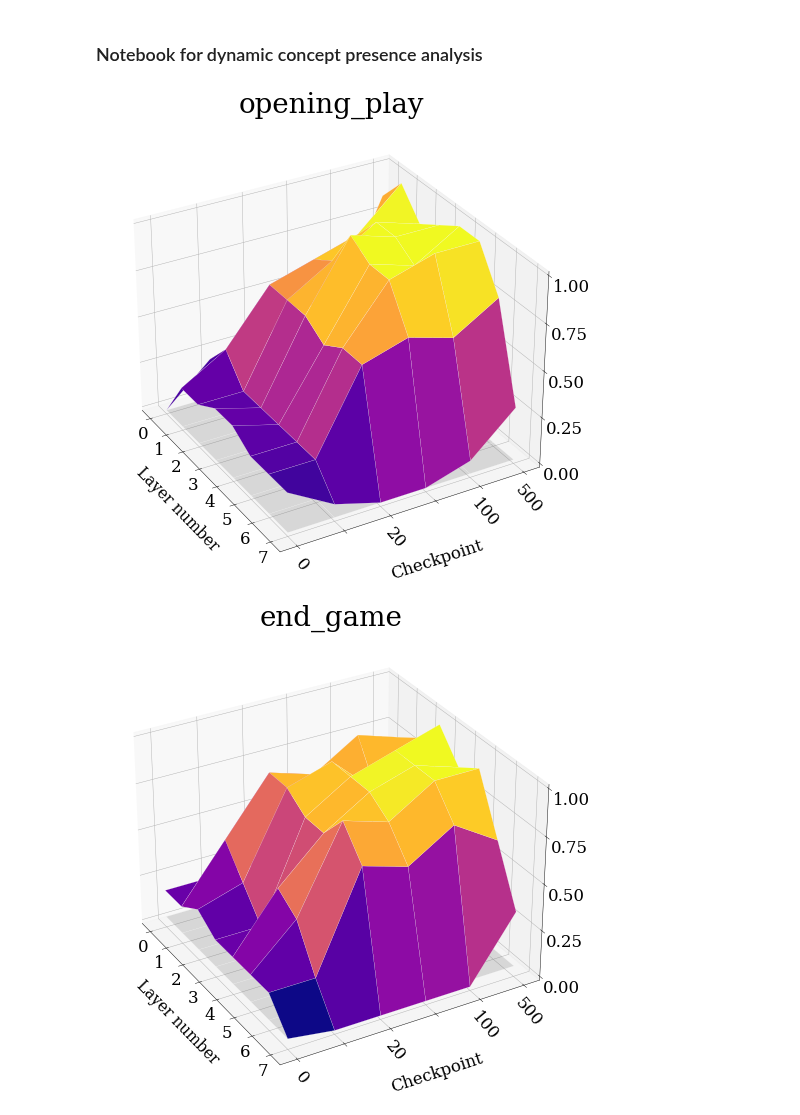
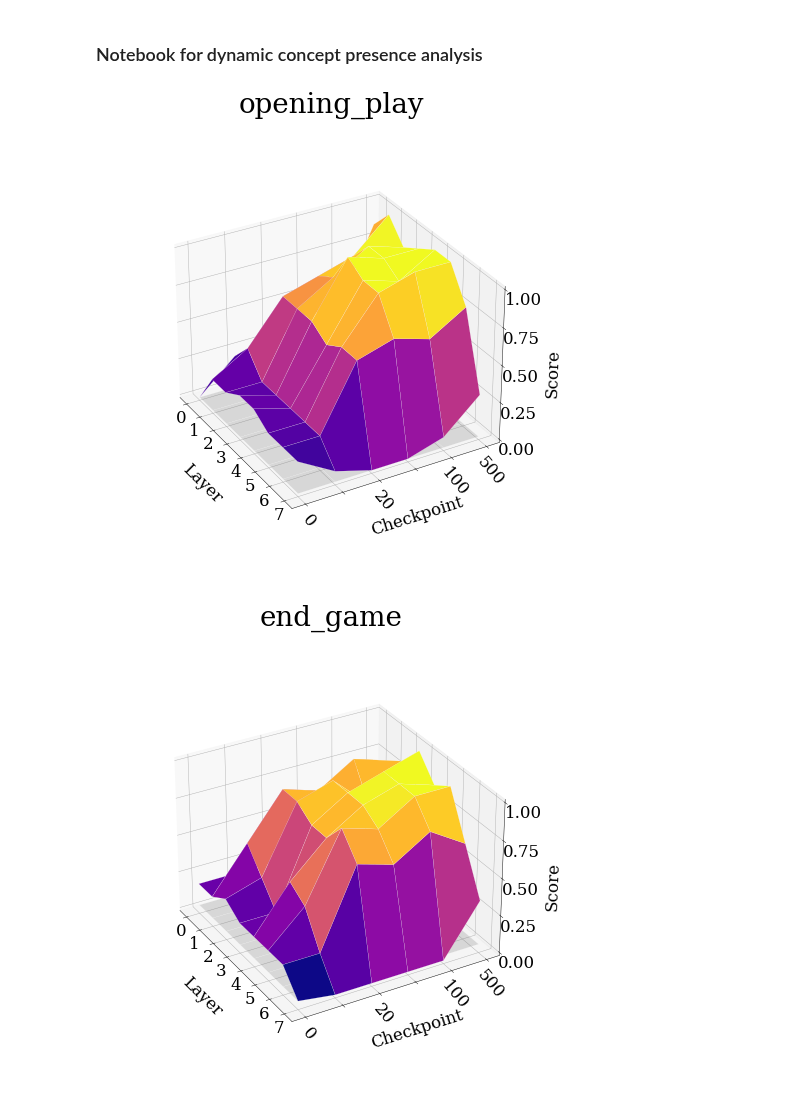
Before and after one commit to erikssommer/xai-concept-methods-drl, a Jupyter notebook: notebooks/dynamic_concept_presence.ipynb, the cells around one changed output. Saved outputs shown, nothing was run; the diff lists cells and outputs as text; code cells hidden in the pictures.

Commit message:
Added z axis label for score

```diff
--- a/notebooks/dynamic_concept_presence.ipynb
+++ b/notebooks/dynamic_concept_presence.ipynb
@@ -92,35 +92,36 @@ for concept in dynamic_concepts:
     ax.set_zlim(0, 1.00)
     ax.set_axisbelow(False)
     ax.set_title(concept, fontsize=50, pad=-20)
-    ax.set_xlabel("Layer number", labelpad=30, fontsize=28, zorder=10)
-    ax.set_ylabel("Checkpoint", labelpad=45, fontsize=30, zorder=10)
-    #ax.set_zlabel("Presence", labelpad=30, fontsize=30, zorder=10)
+    ax.set_xlabel("Layer", fontsize=30, labelpad=45, zorder=10)
+    ax.set_ylabel("Checkpoint", fontsize=30, labelpad=45, zorder=10)
+    ax.set_zlabel('Score', fontsize=30, labelpad=45, zorder=10)
+    ax.set_box_aspect(aspect=None, zoom=0.8)
     plt.xticks(fontsize=30, rotation=0)
     plt.xticks(np.arange(z.shape[1]))
     plt.yticks(fontsize=30, rotation=-50)
     ax.tick_params('z', labelsize=30, pad=15, reset=True)
     fig.patch.set_facecolor("white")
 
     ax.zaxis.set_major_locator(LinearLocator(5))
 
     labels = levels.copy()
     labels[0] = 0
     plt.yticks(np.arange(len(levels)), labels)
     yticks = ax.yaxis.get_major_ticks()
     for i in range(1, len(labels), 2):
         yticks[i].label1.set_visible(False)
 
     yticks[-1].label1.set_visible(True)
     # A StrMethodFormatter is used automatically
     ax.zaxis.set_major_formatter('{x:.02f}')
     ax.view_init(30, -30)
 
 
     # Add legend to describe the surfaces
     # ax.legend([surf_1, surf_2], ["Input presence", "Concept presence"], loc='upper center', bbox_to_anchor=(0.5, -0.05), fancybox=True, shadow=True, ncol=2, fontsize=30)
 
     os.makedirs(f"plots/dynamic/{model_type}/{board_name}/{session_name}", exist_ok=True)
     plt.savefig(f"plots/dynamic/{model_type}/{board_name}/{session_name}/{concept}.png", transparent=False)
 # %% [output]
-[figure, old version]
+[figure, new version]
-[figure, old version]
+[figure, new version]
```
Also changed, not shown: parts of 1 cell of this notebook, 4 other files.
